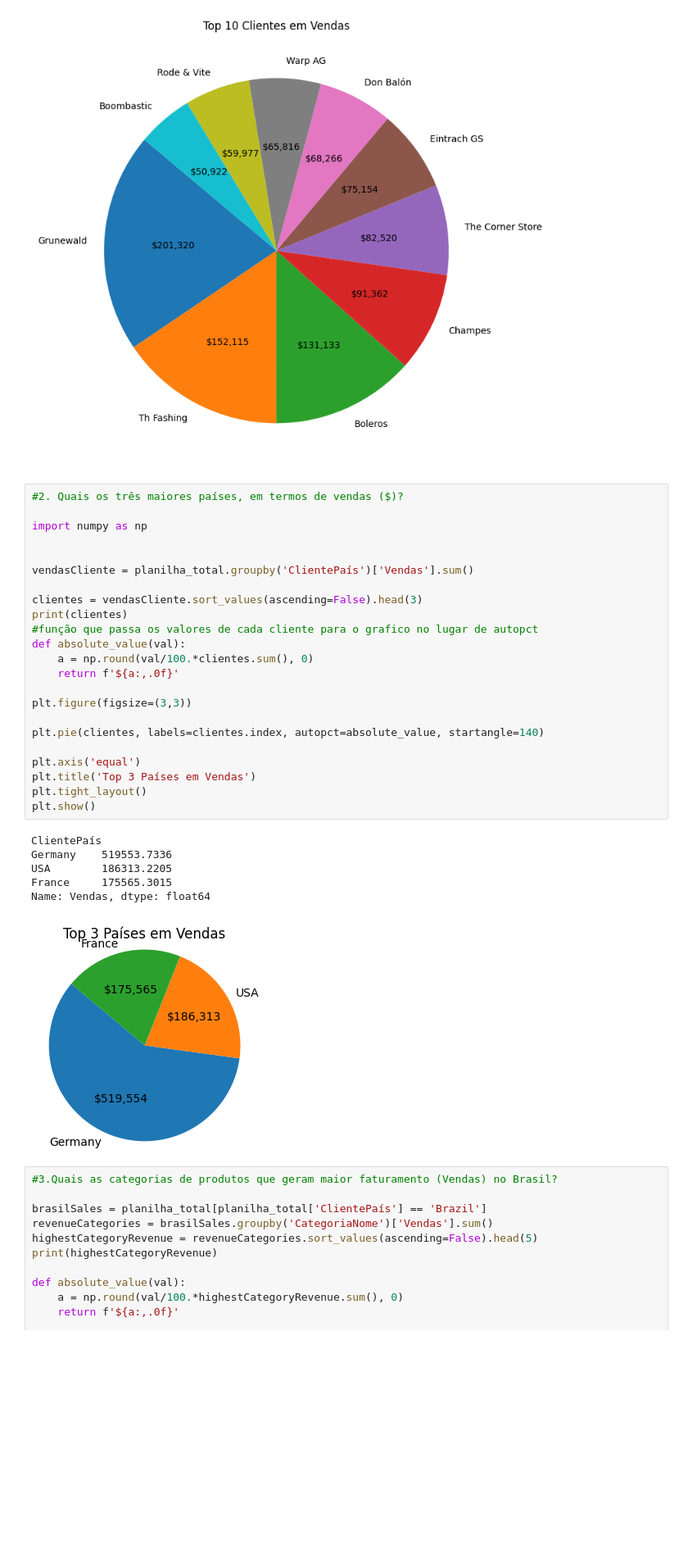
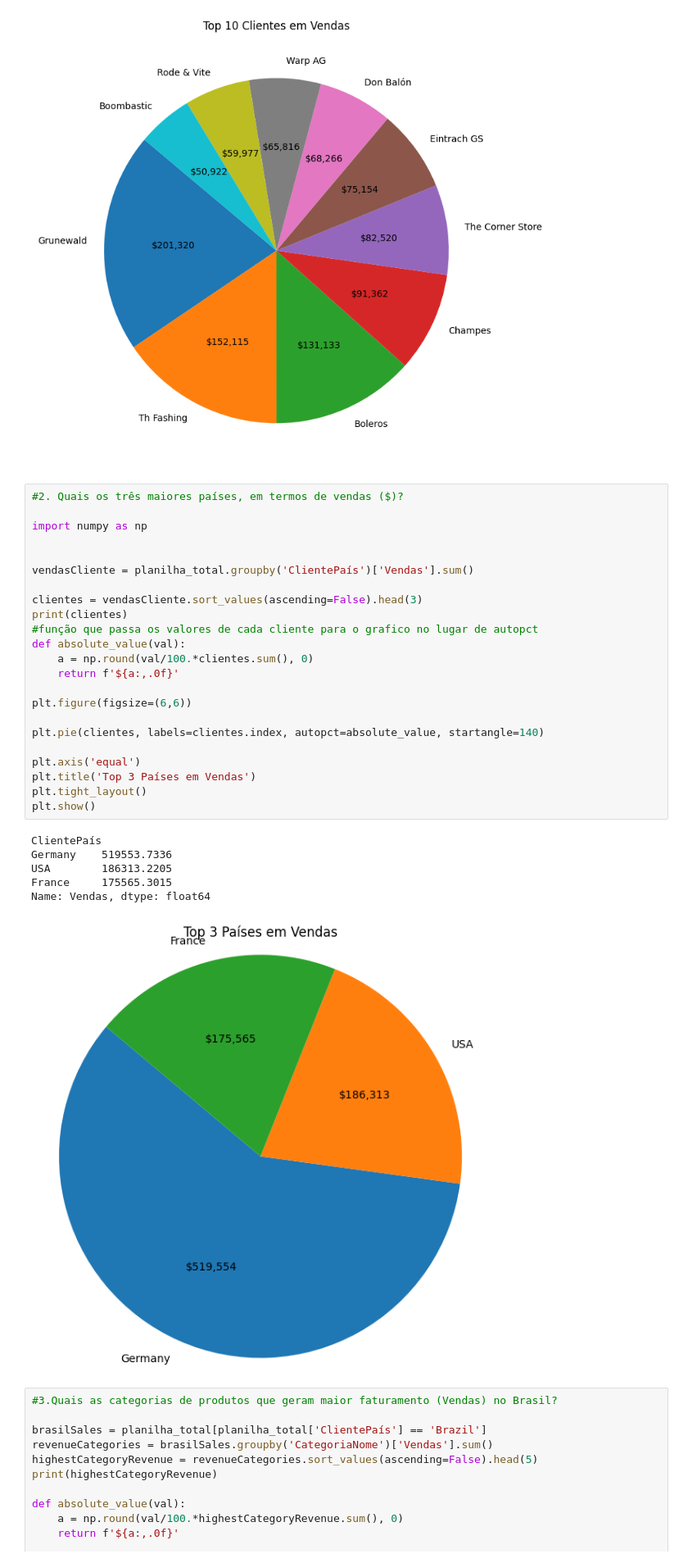
Before and after one commit to ronaldofillho/BI, a Jupyter notebook: Atividade1/Leitura.ipynb, the cells around one changed output. Shown: that part at 82% size. Drawn from its saved outputs; the diff is of its cells as text; blank space fills up the shorter version.

```diff
--- a/Atividade1/Leitura.ipynb
+++ b/Atividade1/Leitura.ipynb
@@ -142,33 +142,33 @@ plt.show()
 # %%
 #2. Quais os três maiores países, em termos de vendas ($)?
 
 import numpy as np
 
 
 vendasCliente = planilha_total.groupby('ClientePaís')['Vendas'].sum()
 
 clientes = vendasCliente.sort_values(ascending=False).head(3)
 print(clientes)
 #função que passa os valores de cada cliente para o grafico no lugar de autopct
 def absolute_value(val):
     a = np.round(val/100.*clientes.sum(), 0)
     return f'${a:,.0f}'
 
-plt.figure(figsize=(3,3))
+plt.figure(figsize=(6,6))
 
 plt.pie(clientes, labels=clientes.index, autopct=absolute_value, startangle=140)
 
 plt.axis('equal')
 plt.title('Top 3 Países em Vendas')
 plt.tight_layout()
 plt.show()
 # %% [output]
 ClientePaís
 Germany    519553.7336
 USA        186313.2205
 France     175565.3015
 Name: Vendas, dtype: float64
-[figure, old version]
+[figure, new version]
 # %%
 #3.Quais as categorias de produtos que geram maior faturamento (Vendas) no Brasil?
 
```
Also changed, not shown: parts of 2 cells of this notebook.
